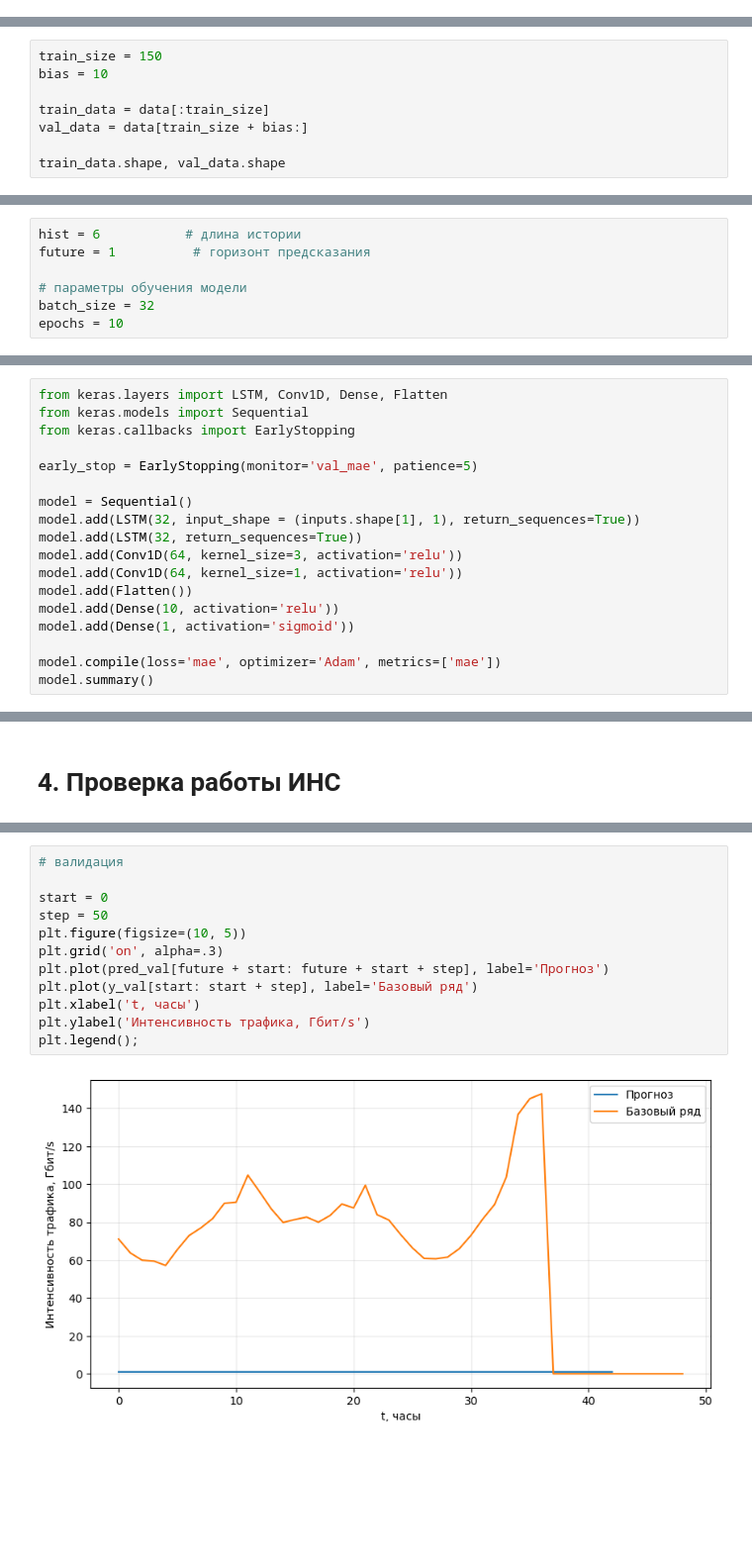
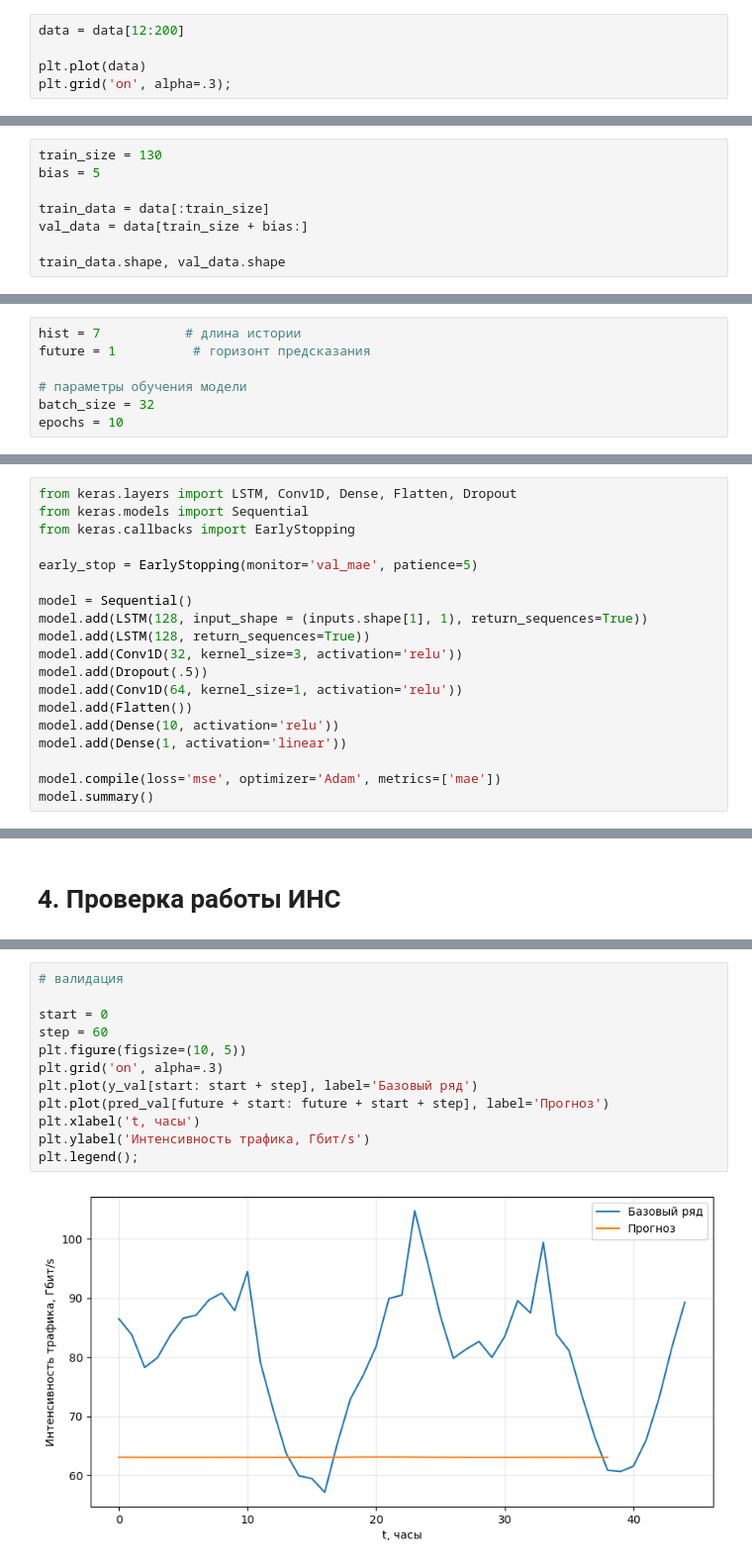
Before and after one commit to dnlygvtv/02_Python_for_Neural_Networks, a Jupyter notebook: HW/HW_5.ipynb, the cells around one changed output, grey strips where cells are left out. Shown at 99% size. Drawn from its saved outputs; the diff is of its cells as text; blank space fills up the shorter version.

```diff
--- a/HW/HW_5.ipynb
+++ b/HW/HW_5.ipynb
@@ -67,0 +70,5 @@ plt.grid('on', alpha=.3);
+# %%
+data = data[12:200]
+
+plt.plot(data)
+plt.grid('on', alpha=.3);
@@ -68,8 +97,8 @@ plt.grid('on', alpha=.3);
 # %% [markdown]
 # 1. Разбиение выборки на обучающие и тестовые подвыборки
 # %%
-train_size = 150
-bias = 10
+train_size = 130
+bias = 5
 
 train_data = data[:train_size]
 val_data = data[train_size + bias:]
@@ -80,5 +109,5 @@ train_data.shape, val_data.shape
 # %%
-hist = 6           # длина истории
+hist = 7           # длина истории
 future = 1          # горизонт предсказания
 
 # параметры обучения модели
@@ -153,21 +182,22 @@ tf.Tensor(0.0, shape=(), dtype=float64)
 # %% [markdown]
 # 3. Конструирование и обучение ИНС
 # %%
-from keras.layers import LSTM, Conv1D, Dense, Flatten
+from keras.layers import LSTM, Conv1D, Dense, Flatten, Dropout
 from keras.models import Sequential
 from keras.callbacks import EarlyStopping
 
 early_stop = EarlyStopping(monitor='val_mae', patience=5)
 
 model = Sequential()
-model.add(LSTM(32, input_shape = (inputs.shape[1], 1), return_sequences=True))
-model.add(LSTM(32, return_sequences=True))
-model.add(Conv1D(64, kernel_size=3, activation='relu'))
+model.add(LSTM(128, input_shape = (inputs.shape[1], 1), return_sequences=True))
+model.add(LSTM(128, return_sequences=True))
+model.add(Conv1D(32, kernel_size=3, activation='relu'))
+model.add(Dropout(.5))
 model.add(Conv1D(64, kernel_size=1, activation='relu'))
 model.add(Flatten())
 model.add(Dense(10, activation='relu'))
-model.add(Dense(1, activation='sigmoid'))
+model.add(Dense(1, activation='linear'))
 
-model.compile(loss='mae', optimizer='Adam', metrics=['mae'])
+model.compile(loss='mse', optimizer='Adam', metrics=['mae'])
 model.summary()
 # %% [output]
@@ -234,17 +264,17 @@ pred_val = model.predict(dataset_val)
 # %%
 # валидация
 
 start = 0
-step = 50
+step = 60
 plt.figure(figsize=(10, 5))
 plt.grid('on', alpha=.3)
+plt.plot(y_val[start: start + step], label='Базовый ряд')
 plt.plot(pred_val[future + start: future + start + step], label='Прогноз')
-plt.plot(y_val[start: start + step], label='Базовый ряд')
 plt.xlabel('t, часы')
 plt.ylabel('Интенсивность трафика, Гбит/s')
 plt.legend();
 # %% [output]
-[figure, old version]
+[figure, new version]
 # %%
 # на трейне
 
```
Also changed, not shown: parts of 13 cells of this notebook.
